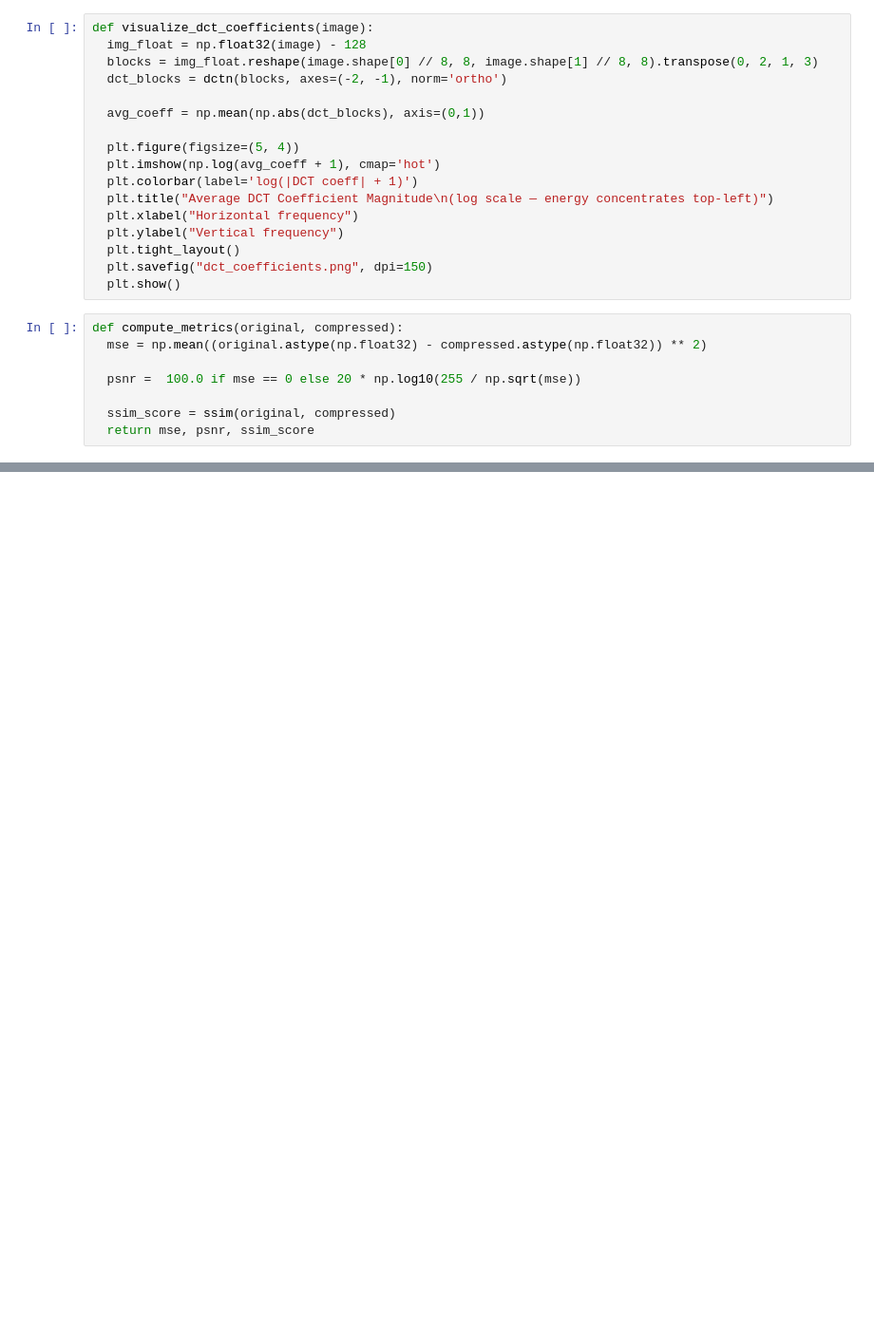
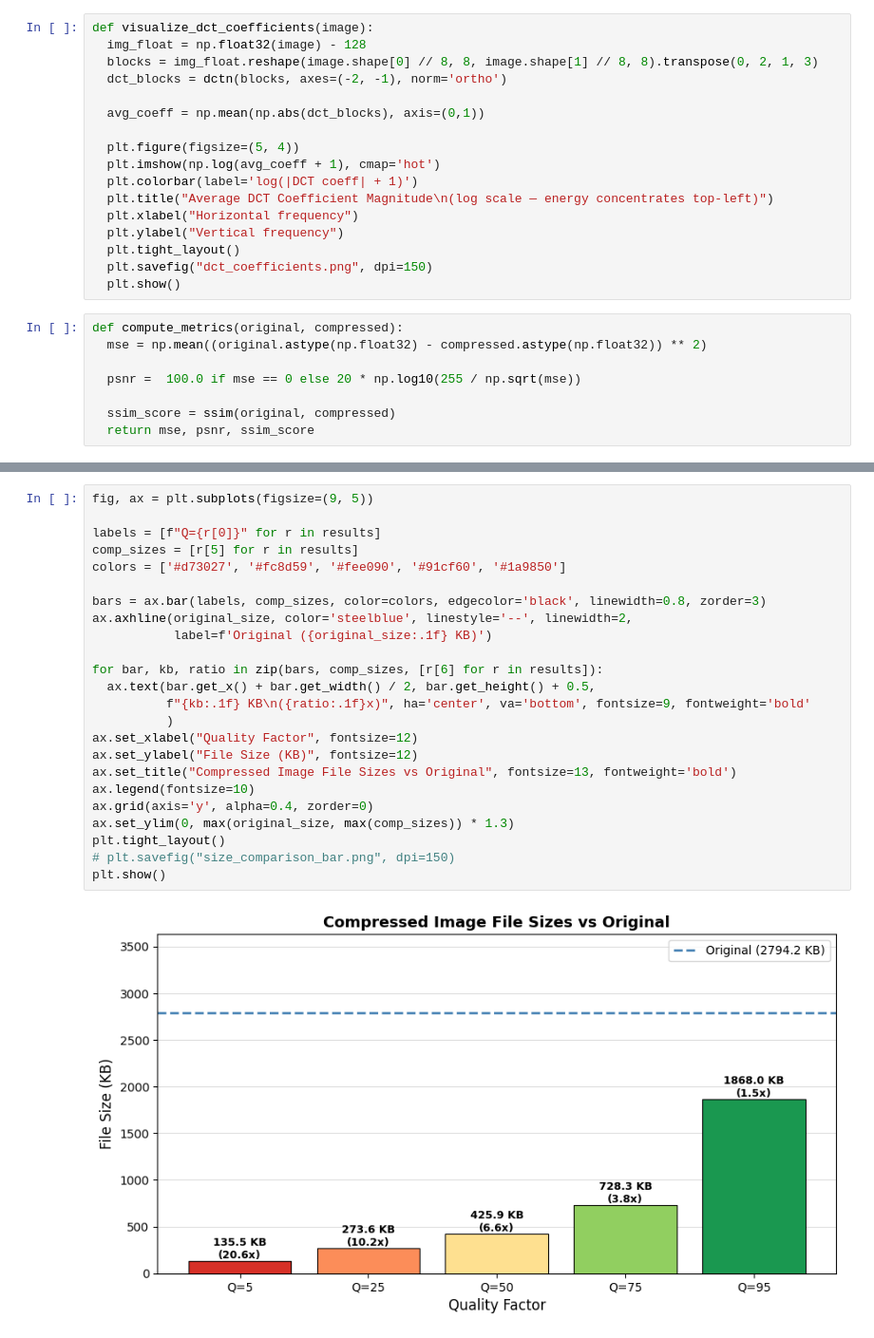
Before and after one commit to nuixyz/jpeg_compression_study, a Jupyter notebook: compressor.ipynb, the cells around one changed output, grey strips where cells are left out. Shown at 95% size. Saved outputs shown, nothing was run; the diff lists cells and outputs as text; blank space fills up the shorter version.

```diff
--- a/compressor.ipynb
+++ b/compressor.ipynb
@@ -132,0 +151,26 @@ plt.show()
+# %%
+fig, ax = plt.subplots(figsize=(9, 5))
+
+labels = [f"Q={r[0]}" for r in results]
+comp_sizes = [r[5] for r in results]
+colors = ['#d73027', '#fc8d59', '#fee090', '#91cf60', '#1a9850']
+
+bars = ax.bar(labels, comp_sizes, color=colors, edgecolor='black', linewidth=0.8, zorder=3)
+ax.axhline(original_size, color='steelblue', linestyle='--', linewidth=2,
+           label=f'Original ({original_size:.1f} KB)')
+
+for bar, kb, ratio in zip(bars, comp_sizes, [r[6] for r in results]):
+  ax.text(bar.get_x() + bar.get_width() / 2, bar.get_height() + 0.5,
+          f"{kb:.1f} KB\n({ratio:.1f}x)", ha='center', va='bottom', fontsize=9, fontweight='bold'
+          )
+ax.set_xlabel("Quality Factor", fontsize=12)
+ax.set_ylabel("File Size (KB)", fontsize=12)
+ax.set_title("Compressed Image File Sizes vs Original", fontsize=13, fontweight='bold')
+ax.legend(fontsize=10)
+ax.grid(axis='y', alpha=0.4, zorder=0)
+ax.set_ylim(0, max(original_size, max(comp_sizes)) * 1.3)
+plt.tight_layout()
+# plt.savefig("size_comparison_bar.png", dpi=150)
+plt.show()
+# %% [output]
+[figure, added]
```
Also changed, not shown: parts of 7 cells of this notebook, 4 other files.
